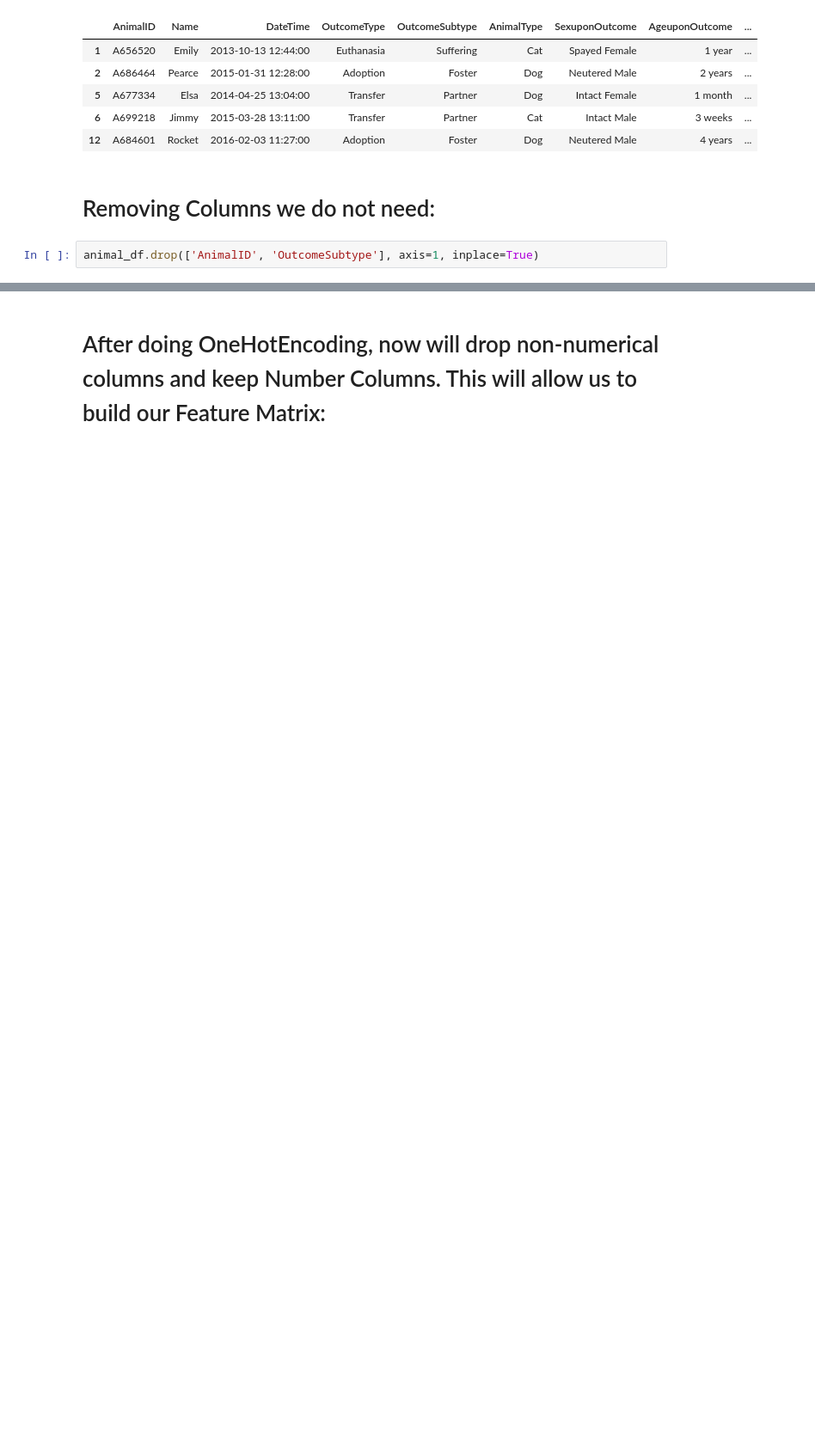
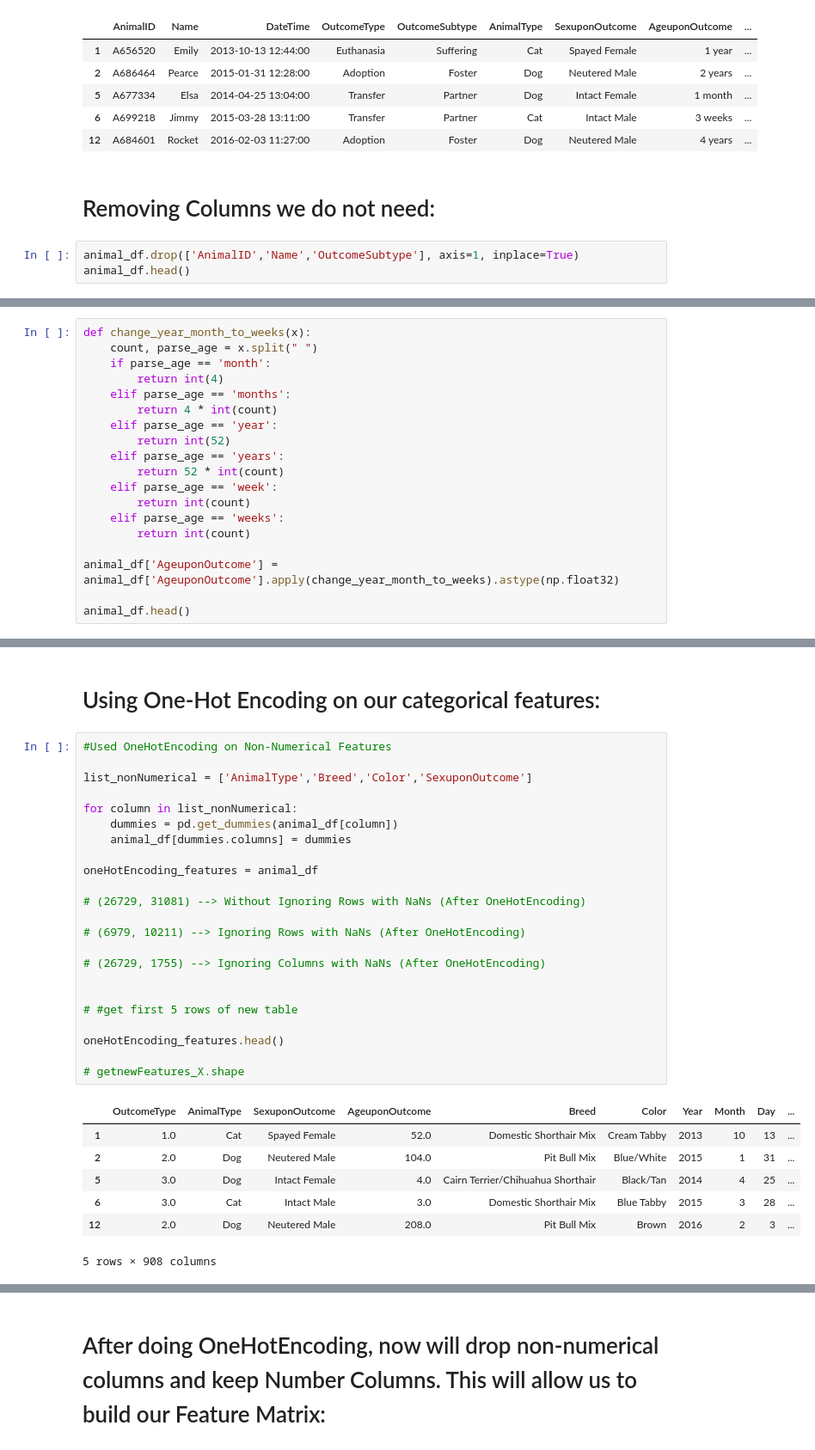
Before and after one commit to cedrictongg/CS5661_DataScience, a Jupyter notebook: Final_Project_Aaron.ipynb, the cells around one changed output, grey strips where cells are left out. Shown: that part at 86% size. Cells and saved outputs as stored; diff of their text form; blank space fills up the shorter version.

```diff
--- a/Final_Project_Aaron.ipynb
+++ b/Final_Project_Aaron.ipynb
@@ -39,4 +49,5 @@ animal_df.head()
 # %% [markdown]
 # Removing Columns we do not need:
 # %%
-animal_df.drop(['AnimalID', 'OutcomeSubtype'], axis=1, inplace=True)
+animal_df.drop(['AnimalID','Name','OutcomeSubtype'], axis=1, inplace=True)
+animal_df.head()
@@ -58,0 +104,19 @@ X.head()
+# %%
+def change_year_month_to_weeks(x):
+    count, parse_age = x.split(" ")
+    if parse_age == 'month':
+        return int(4)
+    elif parse_age == 'months':
+        return 4 * int(count)
+    elif parse_age == 'year':
+        return int(52)
+    elif parse_age == 'years':
+        return 52 * int(count)
+    elif parse_age == 'week':
+        return int(count)
+    elif parse_age == 'weeks':
+        return int(count)
+
+animal_df['AgeuponOutcome'] = animal_df['AgeuponOutcome'].apply(change_year_month_to_weeks).astype(np.float32)
+
+animal_df.head()
@@ -58,0 +130,33 @@ X.head()
+# %% [markdown]
+# Using One-Hot Encoding on our categorical features:
+# %%
+#Used OneHotEncoding on Non-Numerical Features
+
+list_nonNumerical = ['AnimalType','Breed','Color','SexuponOutcome']
+
+for column in list_nonNumerical:
+    dummies = pd.get_dummies(animal_df[column])
+    animal_df[dummies.columns] = dummies
+
+oneHotEncoding_features = animal_df
+
+# (26729, 31081) --> Without Ignoring Rows with NaNs (After OneHotEncoding)
+
+# (6979, 10211) --> Ignoring Rows with NaNs (After OneHotEncoding)
+
+# (26729, 1755) --> Ignoring Columns with NaNs (After OneHotEncoding)
+
+
+# #get first 5 rows of new table
+
+oneHotEncoding_features.head()
+
+# getnewFeatures_X.shape
+# %% [output]
+|  | OutcomeType | AnimalType | SexuponOutcome | AgeuponOutcome | Breed | Color | Year | Month | Day | ... |
+| 1 | 1.0 | Cat | Spayed Female | 52.0 | Domestic Shorthair Mix | Cream Tabby | 2013 | 10 | 13 | ... |
+| 2 | 2.0 | Dog | Neutered Male | 104.0 | Pit Bull Mix | Blue/White | 2015 | 1 | 31 | ... |
+| 5 | 3.0 | Dog | Intact Female | 4.0 | Cairn Terrier/Chihuahua Shorthair | Black/Tan | 2014 | 4 | 25 | ... |
+| 6 | 3.0 | Cat | Intact Male | 3.0 | Domestic Shorthair Mix | Blue Tabby | 2015 | 3 | 28 | ... |
+| 12 | 2.0 | Dog | Neutered Male | 208.0 | Pit Bull Mix | Brown | 2016 | 2 | 3 | ... |
+5 rows × 908 columns
```
Also changed, not shown: parts of 21 cells of this notebook.
